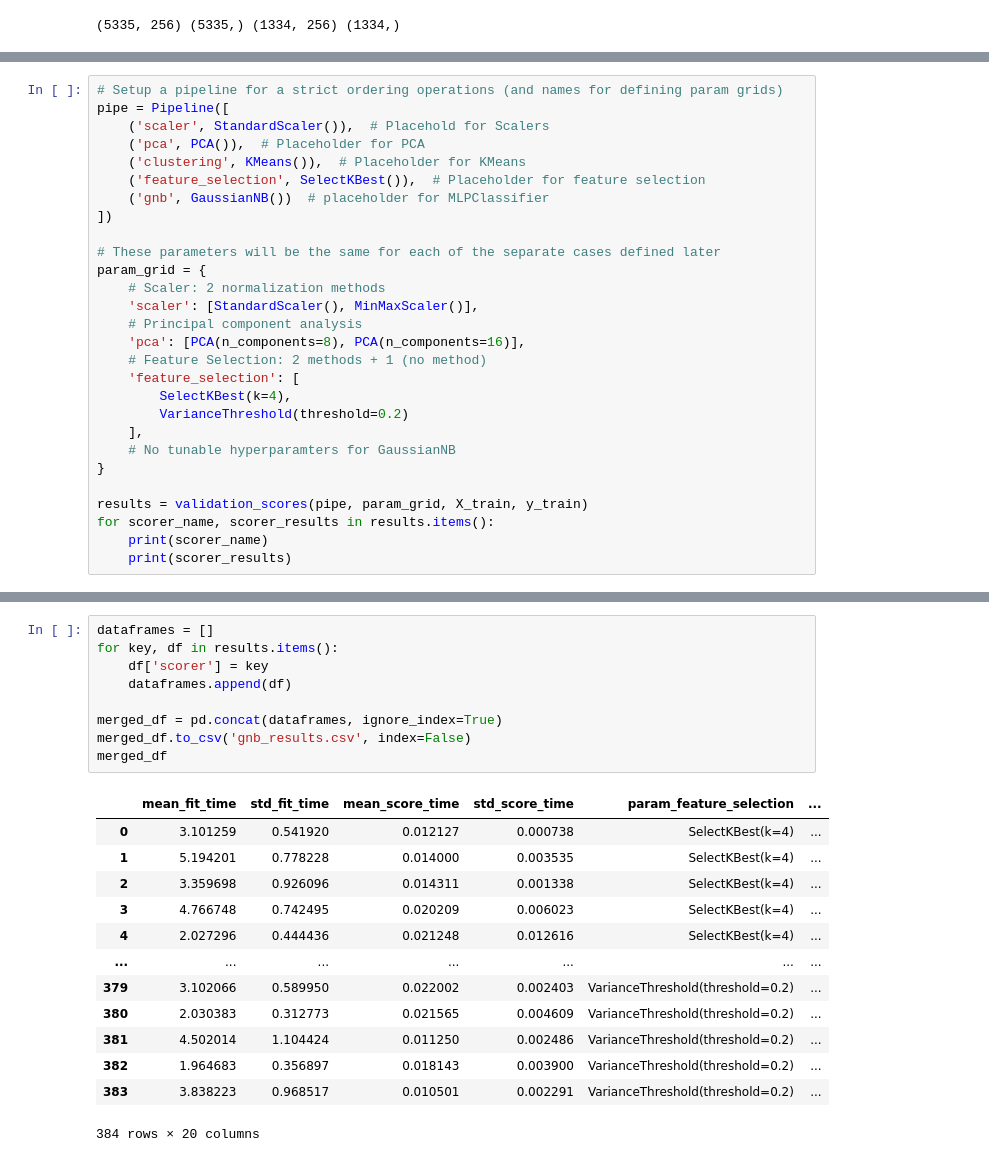
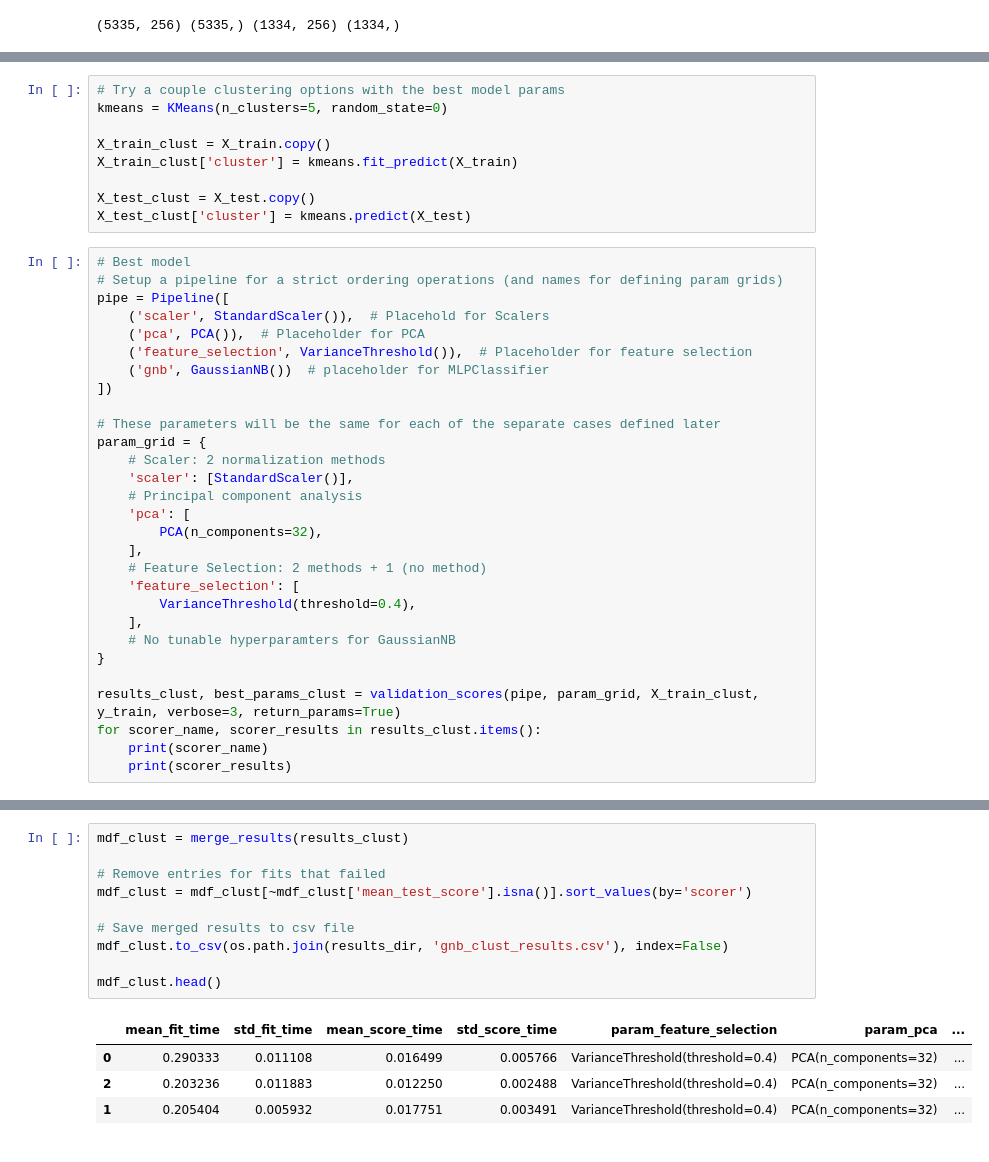
Before and after one commit to Cristian-Leyva/CSE546-FinalProject, a Jupyter notebook: naive_bayes_01.ipynb, the cells around one changed output, grey strips where cells are left out. Drawn from its saved outputs; the diff is of its cells as text.

```diff
--- a/naive_bayes_01.ipynb
+++ b/naive_bayes_01.ipynb
@@ -23,29 +215,39 @@ print(X_train.shape, y_train.shape, X_test.shape, y_test.shape)
+# %%
+# Try a couple clustering options with the best model params
+kmeans = KMeans(n_clusters=5, random_state=0)
+
+X_train_clust = X_train.copy()
+X_train_clust['cluster'] = kmeans.fit_predict(X_train)
+
+X_test_clust = X_test.copy()
+X_test_clust['cluster'] = kmeans.predict(X_test)
 # %%
+# Best model
 # Setup a pipeline for a strict ordering operations (and names for defining param grids)
 pipe = Pipeline([
     ('scaler', StandardScaler()),  # Placehold for Scalers
     ('pca', PCA()),  # Placeholder for PCA
-    ('clustering', KMeans()),  # Placeholder for KMeans
-    ('feature_selection', SelectKBest()),  # Placeholder for feature selection
+    ('feature_selection', VarianceThreshold()),  # Placeholder for feature selection
     ('gnb', GaussianNB())  # placeholder for MLPClassifier
 ])
 
 # These parameters will be the same for each of the separate cases defined later
 param_grid = {
     # Scaler: 2 normalization methods
-    'scaler': [StandardScaler(), MinMaxScaler()],
+    'scaler': [StandardScaler()],
     # Principal component analysis
-    'pca': [PCA(n_components=8), PCA(n_components=16)],
+    'pca': [
+        PCA(n_components=32),
+    ],
     # Feature Selection: 2 methods + 1 (no method)
     'feature_selection': [
-        SelectKBest(k=4),
-        VarianceThreshold(threshold=0.2)
+        VarianceThreshold(threshold=0.4),
     ],
     # No tunable hyperparamters for GaussianNB
 }
 
-results = validation_scores(pipe, param_grid, X_train, y_train)
-for scorer_name, scorer_results in results.items():
+results_clust, best_params_clust = validation_scores(pipe, param_grid, X_train_clust, y_train, verbose=3, return_params=True)
+for scorer_name, scorer_results in results_clust.items():
     print(scorer_name)
     print(scorer_results)
 # %% [output]
@@ -69,23 +271,15 @@ accuracy
-# %%
-dataframes = []
-for key, df in results.items():
-    df['scorer'] = key
-    dataframes.append(df)
-
-merged_df = pd.concat(dataframes, ignore_index=True)
-merged_df.to_csv('gnb_results.csv', index=False)
-merged_df
-# %% [output]
-|  | mean_fit_time | std_fit_time | mean_score_time | std_score_time | param_feature_selection | ... |
-| 0 | 3.101259 | 0.541920 | 0.012127 | 0.000738 | SelectKBest(k=4) | ... |
-| 1 | 5.194201 | 0.778228 | 0.014000 | 0.003535 | SelectKBest(k=4) | ... |
-| 2 | 3.359698 | 0.926096 | 0.014311 | 0.001338 | SelectKBest(k=4) | ... |
-| 3 | 4.766748 | 0.742495 | 0.020209 | 0.006023 | SelectKBest(k=4) | ... |
-| 4 | 2.027296 | 0.444436 | 0.021248 | 0.012616 | SelectKBest(k=4) | ... |
-| ... | ... | ... | ... | ... | ... | ... |
-| 379 | 3.102066 | 0.589950 | 0.022002 | 0.002403 | VarianceThreshold(threshold=0.2) | ... |
-| 380 | 2.030383 | 0.312773 | 0.021565 | 0.004609 | VarianceThreshold(threshold=0.2) | ... |
-| 381 | 4.502014 | 1.104424 | 0.011250 | 0.002486 | VarianceThreshold(threshold=0.2) | ... |
-| 382 | 1.964683 | 0.356897 | 0.018143 | 0.003900 | VarianceThreshold(threshold=0.2) | ... |
-| 383 | 3.838223 | 0.968517 | 0.010501 | 0.002291 | VarianceThreshold(threshold=0.2) | ... |
-384 rows × 20 columns
+# %%
+mdf_clust = merge_results(results_clust)
+
+# Remove entries for fits that failed
+mdf_clust = mdf_clust[~mdf_clust['mean_test_score'].isna()].sort_values(by='scorer')
+
+# Save merged results to csv file
+mdf_clust.to_csv(os.path.join(results_dir, 'gnb_clust_results.csv'), index=False)
+
+mdf_clust.head()
+# %% [output]
+|  | mean_fit_time | std_fit_time | mean_score_time | std_score_time | param_feature_selection | param_pca | ... |
+| 0 | 0.290333 | 0.011108 | 0.016499 | 0.005766 | VarianceThreshold(threshold=0.4) | PCA(n_components=32) | ... |
+| 2 | 0.203236 | 0.011883 | 0.012250 | 0.002488 | VarianceThreshold(threshold=0.4) | PCA(n_components=32) | ... |
+| 1 | 0.205404 | 0.005932 | 0.017751 | 0.003491 | VarianceThreshold(threshold=0.4) | PCA(n_components=32) | ... |
```
Also changed, not shown: parts of 11 cells of this notebook, 5 other files.
